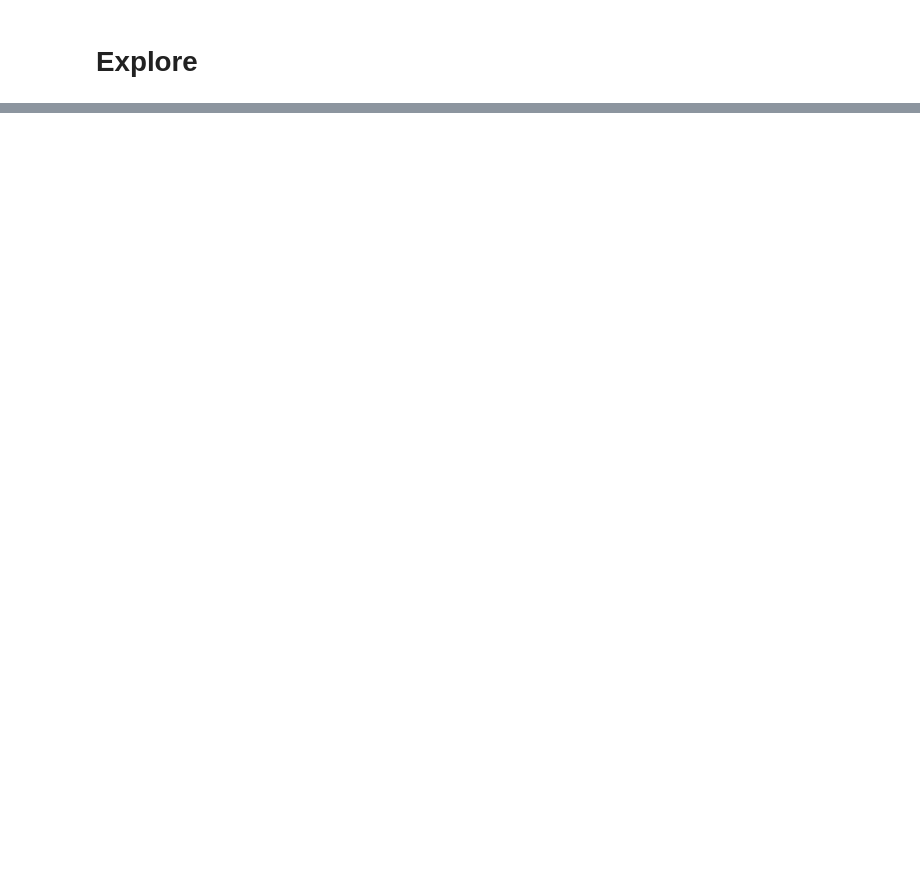
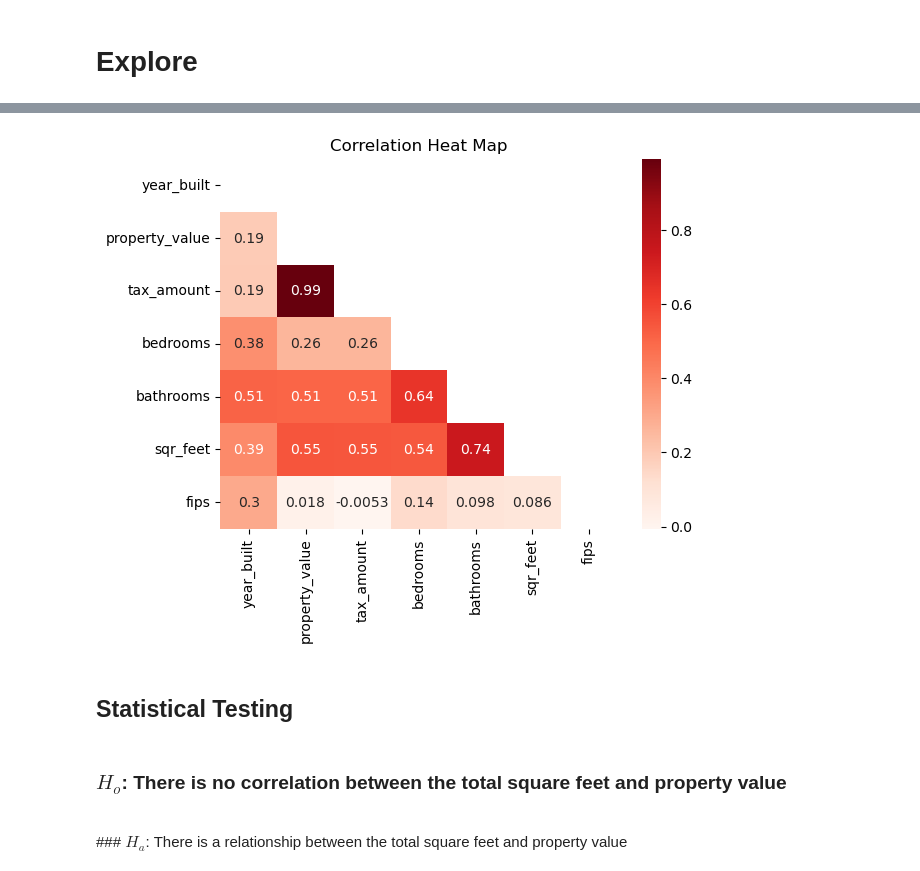
Before and after one commit to EstebanHernandez0/Zillow_Project, a Jupyter notebook: work_notebook.ipynb, the cells around one changed output, grey strips where cells are left out. Saved outputs shown, nothing was run; the diff lists cells and outputs as text; code cells hidden in the pictures; blank space fills up the shorter version.

```diff
--- a/work_notebook.ipynb
+++ b/work_notebook.ipynb
@@ -50,0 +87,3 @@ train.head()
+# %%
+corr= train.corr()
+corr
@@ -50,0 +99,19 @@ train.head()
+# %%
+kwargs = {'alpha':.9,'linewidth':3, 'linestyle':'-',
+          'linecolor':'k','rasterized':False, 'edgecolor':'w',
+          'capstyle':'projecting',}
+
+mask = np.zeros_like(corr)
+mask[np.triu_indices_from(mask)] = True
+
+sns.heatmap(corr, cmap='Reds', annot=True, mask= mask)
+plt.title('Correlation Heat Map')
+plt.show()
+# %% [output]
+[figure, added]
+# %% [markdown]
+## Statistical Testing
+# %% [markdown]
+### $H_{o}$: There is no correlation between the total square feet and property value
+<br>
+### $H_{a}$: There is a relationship between the total square feet and property value
```
Also changed, not shown: parts of 11 cells of this notebook.
